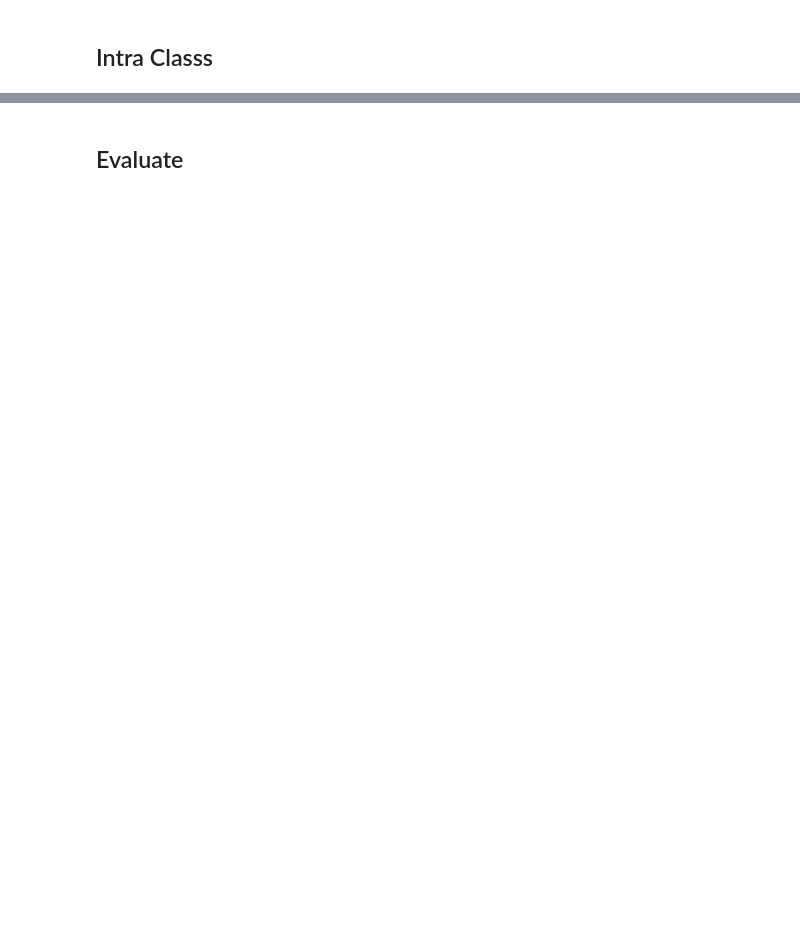
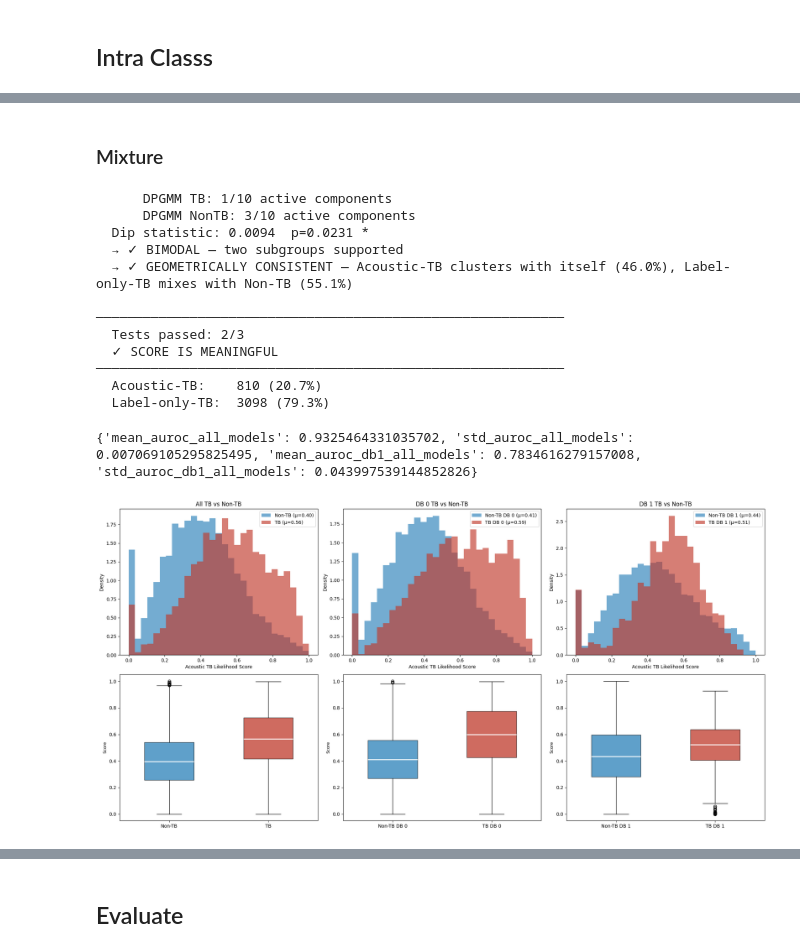
Before and after one commit to arkiven4/NXSCough, a Jupyter notebook: notebooks/qwen_embeddingInnerclass.ipynb, the cells around one changed output, grey strips where cells are left out. Saved outputs shown, nothing was run; the diff lists cells and outputs as text; code cells hidden in the pictures; blank space fills up the shorter version.

```diff
--- a/notebooks/qwen_embeddingInnerclass.ipynb
+++ b/notebooks/qwen_embeddingInnerclass.ipynb
@@ -1374,0 +1554,71 @@ summary
+# %% [markdown]
+### Mixture
+# %%
+"""
+Bayesian GMM posterior P(TB|x) via Dirichlet Process GMM.
+
+Unlike standard GMM where n_components is selected via BIC grid search,
+DPGMM places a Dirichlet Process prior over mixture weights — components
+with no supporting data automatically collapse to zero weight.
+The model infers the effective number of components from the data.
+
+Advantage over GMM for TB:
+    - No manual BIC search, fewer hyperparameters
+    - Naturally regularized — avoids overfitting when TB subgroup is small
+    - More robust when TB has unknown number of acoustic subtypes
+
+max_components : upper bound on components (DPGMM won't use all of them)
+"""
+
+from sklearn.mixture import BayesianGaussianMixture
+
+def fit_dpgmm(data, label):
+    max_components = 10
+    n_comp = min(max_components, len(data) // 10, 10)
+    n_comp = max(n_comp, 1)
+    m = BayesianGaussianMixture(
+        n_components=n_comp,
+        covariance_type="diag",
+        weight_concentration_prior_type="dirichlet_process",
+        weight_concentration_prior=1e-2,   # low → fewer active components
+        random_state=42, n_init=3, max_iter=200,
+    )
+    m.fit(data)
+    active = (m.weights_ > 1e-3).sum()
+    print(f"      DPGMM {label}: {active}/{n_comp} active components")
+    return m
+
+gmm_tb    = fit_dpgmm(tb_emb,  "TB")
+gmm_nontb = fit_dpgmm(nontb_emb, "NonTB")
+
+log_p_tb    = gmm_tb.score_samples(emb_reduced)
+log_p_nontb = gmm_nontb.score_samples(emb_reduced)
+
+all_scores["bgmm"] = _minmax_normalize(_posterior(log_p_tb, log_p_nontb))
+validate_acoustic_score_indiv(emb_reduced, disease_labels, all_scores["bgmm"])
+evaluate_acoustic_tb(df_current, all_scores["bgmm"])
+
+masks = [ (tb_mask, "TB", "Non-TB"), (tb_mask0, "TB DB 0", "Non-TB DB 0"), (tb_mask1, "TB DB 1", "Non-TB DB 1")]
+plot_tb_score_distributions(
+    all_scores=all_scores,
+    score_key="bgmm",
+    bins=bins,
+    colors=colors,
+    masks=masks,
+    titles=[ "All TB vs Non-TB", "DB 0 TB vs Non-TB", "DB 1 TB vs Non-TB"]
+)
+# %% [output]
+      DPGMM TB: 1/10 active components
+      DPGMM NonTB: 3/10 active components
+  Dip statistic: 0.0094  p=0.0231 *
+  → ✓ BIMODAL — two subgroups supported
+  → ✓ GEOMETRICALLY CONSISTENT — Acoustic-TB clusters with itself (46.0%), Label-only-TB mixes with Non-TB (55.1%)
+
+────────────────────────────────────────────────────────────
+  Tests passed: 2/3
+  ✓ SCORE IS MEANINGFUL
+────────────────────────────────────────────────────────────
+  Acoustic-TB:    810 (20.7%)
+  Label-only-TB:  3098 (79.3%)
+{'mean_auroc_all_models': 0.9325464331035702, 'std_auroc_all_models': 0.007069105295825495, 'mean_auroc_db1_all_models': 0.7834616279157008, 'std_auroc_db1_all_models': 0.043997539144852826}
+[figure, added]
```
Also changed, not shown: parts of 53 cells of this notebook, 5 other files.
